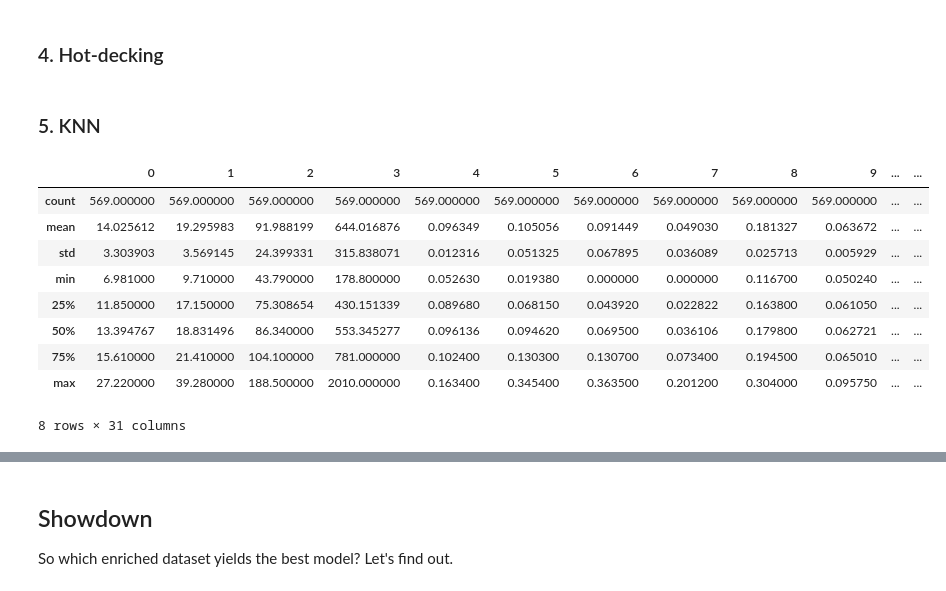
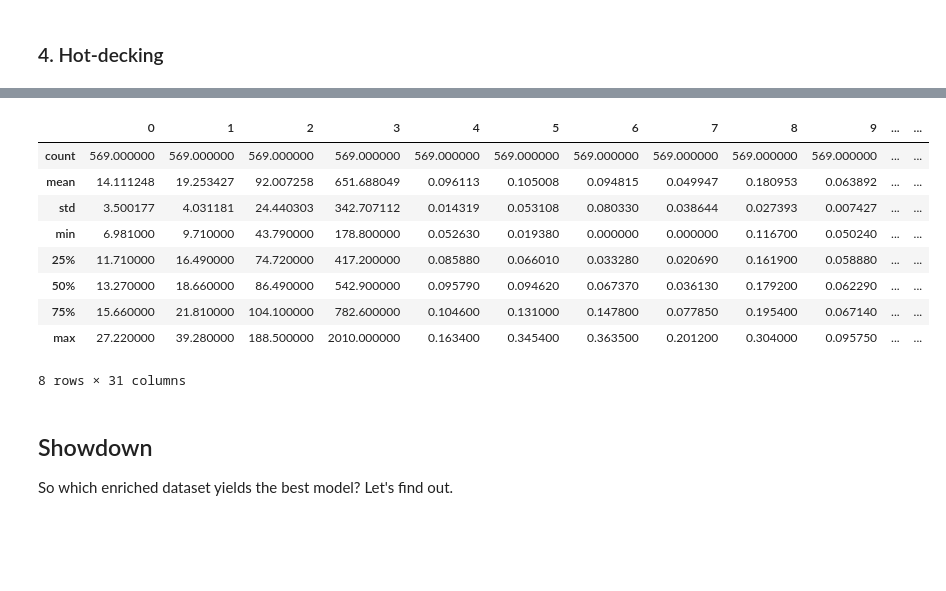
Before and after one commit to wbadart/Missing-Data, a Jupyter notebook: Handling Missing Data.ipynb, the cells around one changed output, grey strips where cells are left out. Saved outputs shown, nothing was run; the diff lists cells and outputs as text; code cells hidden in the pictures; blank space fills up the shorter version.

```diff
--- a/Handling Missing Data.ipynb
+++ b/Handling Missing Data.ipynb
@@ -31,9 +31,7 @@ def should_i_do_it():
 
 def stomp_indexes(x):
     options = list(range(len(x)))
-    return choices(options,
-                   # See NOTE below
-                   weights=[6, 3, 1] * 10,
+    return choices(options, weights=[6, 3, 1] * 10,
                    k=randint(0, len(x)))
 
 def append_col(arr, newcol):
@@ -173,54 +236,11 @@ describe(Xy_cond)
 # %% [markdown]
 ### 4. Hot-decking
-# %% [markdown]
-### 5. KNN
-# %%
-from functools import partial
-from heapq import nsmallest
-from scipy.spatial.distance import euclidean
-
-def skip_by_index(target_idx, a):
-    return a[[i for i, _ in enumerate(a) if i != target_idx]]
-
-def euc_with_missing(missing_idx, x, y):
-    """
-    Compute the euclidean distance between x and y. This will
-    get called when x is missing its value at missing_idx. If
-    y is also missing this value, it is disqualified. Also, y
-    must have a value for all of x's non-missing values.
-    """
-    x_nan, y_nan = np.isnan(x), np.isnan(y)
-    if y_nan[missing_idx] or np.isnan(y[~x_nan]).any():
-        return float('inf')
-    x_nonan = x[~x_nan]
-    return euclidean(x_nonan, y[~x_nan])
-
-def knn(A, x, skip, k=5):
-    return np.array(nsmallest(
-        k, A, key=partial(euc_with_missing, skip, x)))
-
-def fill_knn(A, k=5):
-    for row in A:
-        for j, v in enumerate(row):
-            if np.isnan(v):
-                neighbors = knn(A, row, j, k)
-                col = neighbors[:, j]
-                assert not np.isnan(col).any()
-                row[j] = col.mean()
-    return A
-
-X_knn = np.copy(X)
-fill_knn(X_knn, int(len(X) ** .5))
-Xy_knn = append_col(X_knn, y)
-describe(Xy_knn)
-# %% [output]
-|  | 0 | 1 | 2 | 3 | 4 | 5 | 6 | 7 | 8 | 9 | ... | ... |
-| count | 569.000000 | 569.000000 | 569.000000 | 569.000000 | 569.000000 | 569.000000 | 569.000000 | 569.000000 | 569.000000 | 569.000000 | ... | ... |
-| mean | 14.025612 | 19.295983 | 91.988199 | 644.016876 | 0.096349 | 0.105056 | 0.091449 | 0.049030 | 0.181327 | 0.063672 | ... | ... |
-| std | 3.303903 | 3.569145 | 24.399331 | 315.838071 | 0.012316 | 0.051325 | 0.067895 | 0.036089 | 0.025713 | 0.005929 | ... | ... |
-| min | 6.981000 | 9.710000 | 43.790000 | 178.800000 | 0.052630 | 0.019380 | 0.000000 | 0.000000 | 0.116700 | 0.050240 | ... | ... |
-| 25% | 11.850000 | 17.150000 | 75.308654 | 430.151339 | 0.089680 | 0.068150 | 0.043920 | 0.022822 | 0.163800 | 0.061050 | ... | ... |
-| 50% | 13.394767 | 18.831496 | 86.340000 | 553.345277 | 0.096136 | 0.094620 | 0.069500 | 0.036106 | 0.179800 | 0.062721 | ... | ... |
-| 75% | 15.610000 | 21.410000 | 104.100000 | 781.000000 | 0.102400 | 0.130300 | 0.130700 | 0.073400 | 0.194500 | 0.065010 | ... | ... |
-| max | 27.220000 | 39.280000 | 188.500000 | 2010.000000 | 0.163400 | 0.345400 | 0.363500 | 0.201200 | 0.304000 | 0.095750 | ... | ... |
-8 rows × 31 columns
+# %%
+def fill_hotdeck(A):
+    return fill_knn(A, 1)
+
+X_hotdeck = np.copy(X)
+%timeit fill_hotdeck(X_hotdeck)
+Xy_hotdeck = append_col(X_hotdeck, y)
+describe(Xy_hotdeck)
+# %% [output]
@@ -227,3 +248,13 @@ describe(Xy_knn)
+|  | 0 | 1 | 2 | 3 | 4 | 5 | 6 | 7 | 8 | 9 | ... | ... |
+| count | 569.000000 | 569.000000 | 569.000000 | 569.000000 | 569.000000 | 569.000000 | 569.000000 | 569.000000 | 569.000000 | 569.000000 | ... | ... |
+| mean | 14.111248 | 19.253427 | 92.007258 | 651.688049 | 0.096113 | 0.105008 | 0.094815 | 0.049947 | 0.180953 | 0.063892 | ... | ... |
+| std | 3.500177 | 4.031181 | 24.440303 | 342.707112 | 0.014319 | 0.053108 | 0.080330 | 0.038644 | 0.027393 | 0.007427 | ... | ... |
+| min | 6.981000 | 9.710000 | 43.790000 | 178.800000 | 0.052630 | 0.019380 | 0.000000 | 0.000000 | 0.116700 | 0.050240 | ... | ... |
+| 25% | 11.710000 | 16.490000 | 74.720000 | 417.200000 | 0.085880 | 0.066010 | 0.033280 | 0.020690 | 0.161900 | 0.058880 | ... | ... |
+| 50% | 13.270000 | 18.660000 | 86.490000 | 542.900000 | 0.095790 | 0.094620 | 0.067370 | 0.036130 | 0.179200 | 0.062290 | ... | ... |
+| 75% | 15.660000 | 21.810000 | 104.100000 | 782.600000 | 0.104600 | 0.131000 | 0.147800 | 0.077850 | 0.195400 | 0.067140 | ... | ... |
+| max | 27.220000 | 39.280000 | 188.500000 | 2010.000000 | 0.163400 | 0.345400 | 0.363500 | 0.201200 | 0.304000 | 0.095750 | ... | ... |
+8 rows × 31 columns
 # %% [markdown]
 ## Showdown
 
```
Also changed, not shown: parts of 8 cells of this notebook, 2 other files.
